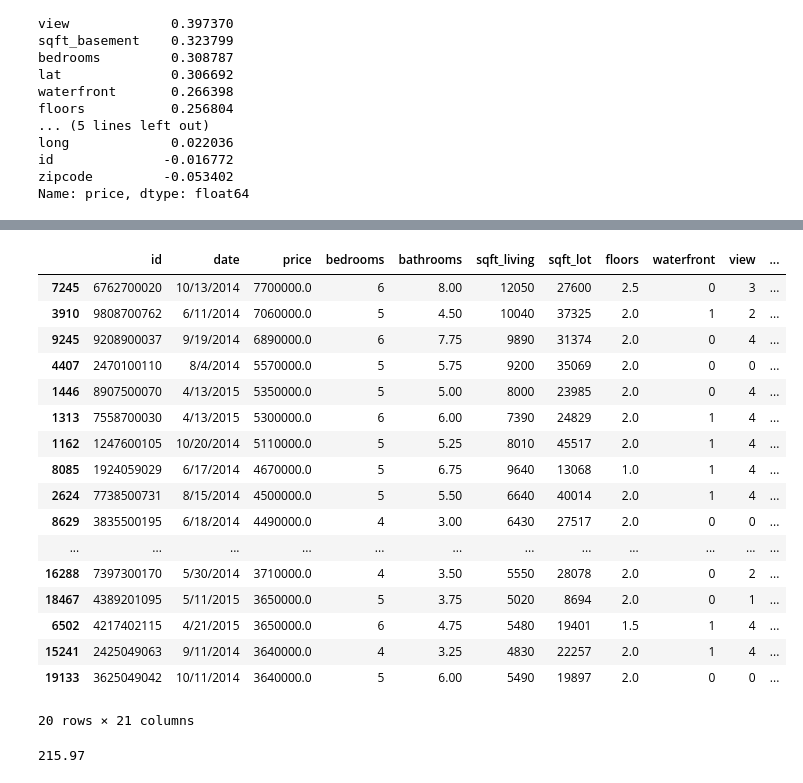
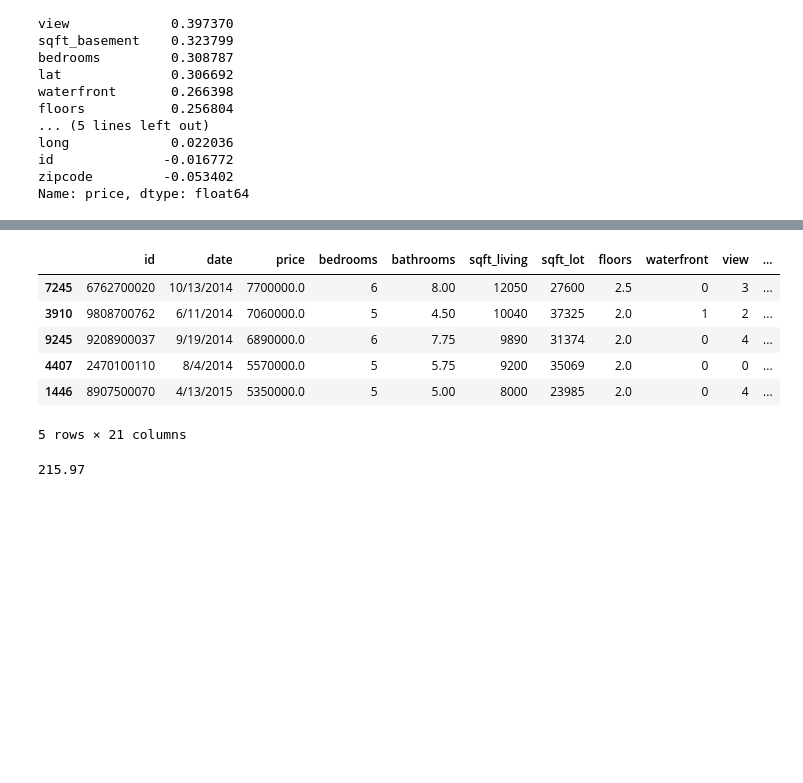
Before and after one commit to ansks/predict-house-price-kaggle, a Jupyter notebook: housing_price.ipynb, the cells around one changed output, grey strips where cells are left out. Drawn from its saved outputs; the diff is of its cells as text; code cells hidden in the pictures; blank space fills up the shorter version.

```diff
--- a/housing_price.ipynb
+++ b/housing_price.ipynb
@@ -249,24 +202,13 @@ sns.scatterplot(x = 'long', y = 'lat', hue = 'price', data = df)
 # %%
-df.sort_values('price', ascending = False).head(20)
+df.sort_values('price', ascending = False).head(5)
 # %% [output]
 |  | id | date | price | bedrooms | bathrooms | sqft_living | sqft_lot | floors | waterfront | view | ... |
 | 7245 | 6762700020 | 10/13/2014 | 7700000.0 | 6 | 8.00 | 12050 | 27600 | 2.5 | 0 | 3 | ... |
 | 3910 | 9808700762 | 6/11/2014 | 7060000.0 | 5 | 4.50 | 10040 | 37325 | 2.0 | 1 | 2 | ... |
 | 9245 | 9208900037 | 9/19/2014 | 6890000.0 | 6 | 7.75 | 9890 | 31374 | 2.0 | 0 | 4 | ... |
 | 4407 | 2470100110 | 8/4/2014 | 5570000.0 | 5 | 5.75 | 9200 | 35069 | 2.0 | 0 | 0 | ... |
 | 1446 | 8907500070 | 4/13/2015 | 5350000.0 | 5 | 5.00 | 8000 | 23985 | 2.0 | 0 | 4 | ... |
-| 1313 | 7558700030 | 4/13/2015 | 5300000.0 | 6 | 6.00 | 7390 | 24829 | 2.0 | 1 | 4 | ... |
-| 1162 | 1247600105 | 10/20/2014 | 5110000.0 | 5 | 5.25 | 8010 | 45517 | 2.0 | 1 | 4 | ... |
-| 8085 | 1924059029 | 6/17/2014 | 4670000.0 | 5 | 6.75 | 9640 | 13068 | 1.0 | 1 | 4 | ... |
-| 2624 | 7738500731 | 8/15/2014 | 4500000.0 | 5 | 5.50 | 6640 | 40014 | 2.0 | 1 | 4 | ... |
-| 8629 | 3835500195 | 6/18/2014 | 4490000.0 | 4 | 3.00 | 6430 | 27517 | 2.0 | 0 | 0 | ... |
-| ... | ... | ... | ... | ... | ... | ... | ... | ... | ... | ... | ... |
-| 16288 | 7397300170 | 5/30/2014 | 3710000.0 | 4 | 3.50 | 5550 | 28078 | 2.0 | 0 | 2 | ... |
-| 18467 | 4389201095 | 5/11/2015 | 3650000.0 | 5 | 3.75 | 5020 | 8694 | 2.0 | 0 | 1 | ... |
-| 6502 | 4217402115 | 4/21/2015 | 3650000.0 | 6 | 4.75 | 5480 | 19401 | 1.5 | 1 | 4 | ... |
-| 15241 | 2425049063 | 9/11/2014 | 3640000.0 | 4 | 3.25 | 4830 | 22257 | 2.0 | 1 | 4 | ... |
-| 19133 | 3625049042 | 10/11/2014 | 3640000.0 | 5 | 6.00 | 5490 | 19897 | 2.0 | 0 | 0 | ... |
-20 rows × 21 columns
+5 rows × 21 columns
 # %%
 len(df)*.01
 # %% [output]
```
Also changed, not shown: parts of 82 cells of this notebook.
